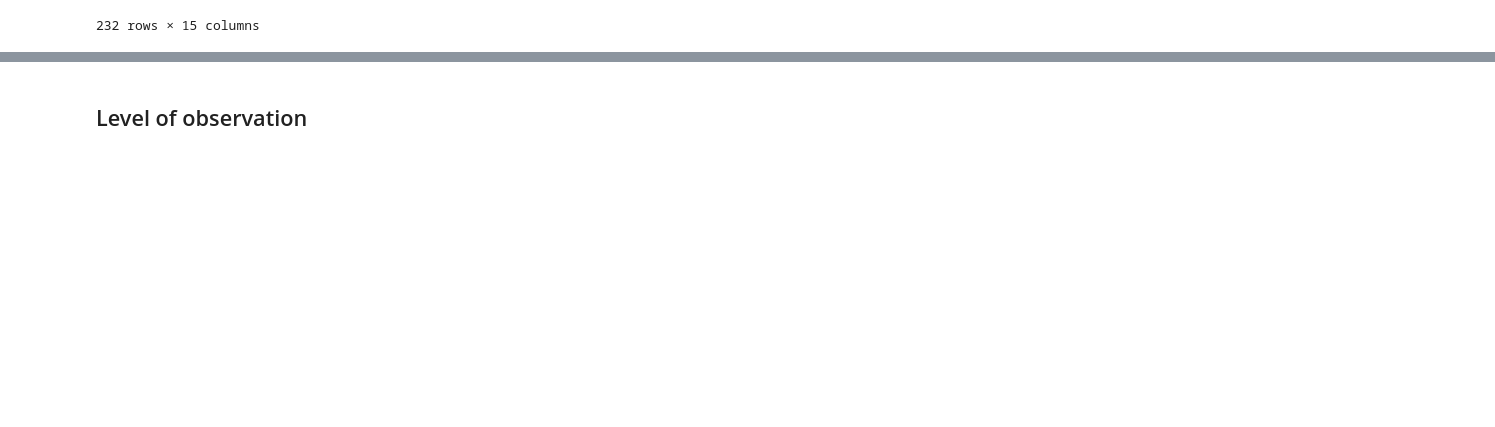
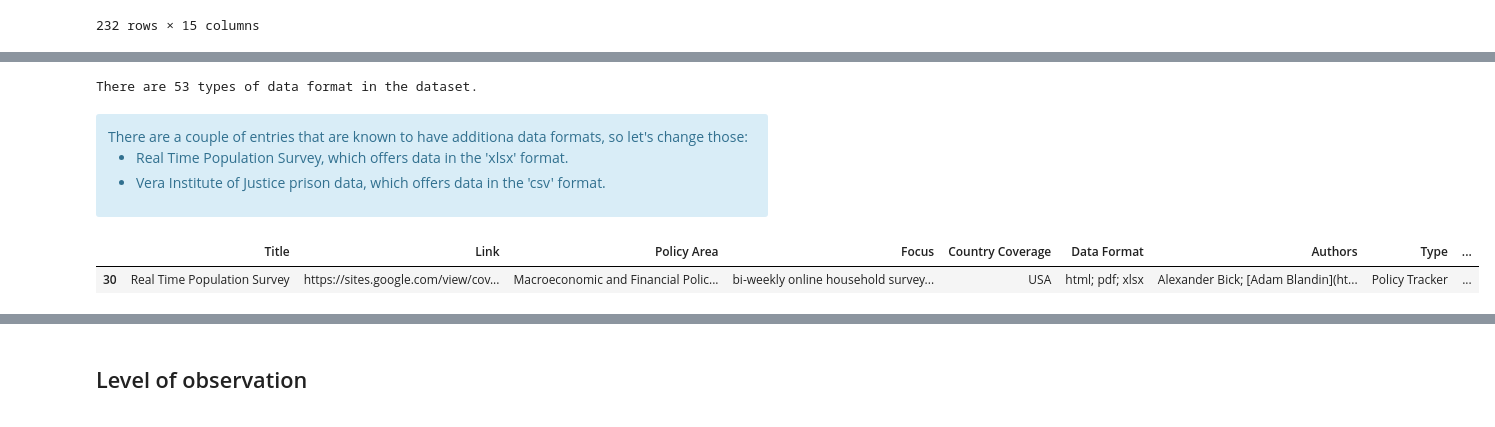
Before and after one commit to LawrenceKay/worldwide_covid_policy, a Jupyter notebook: notebooks/WCPP_data_collection.ipynb, the cells around one changed output, grey strips where cells are left out. Saved outputs shown, nothing was run; the diff lists cells and outputs as text; code cells hidden in the pictures; blank space fills up the shorter version.

```diff
--- a/notebooks/WCPP_data_collection.ipynb
+++ b/notebooks/WCPP_data_collection.ipynb
@@ -388,0 +388,22 @@ There is lots to know about the datasets: policy areas; focus; countries; publis
+# %%
+# Shows the number of unique data format entries
+print(f"There are {len(oxford_supertracker['Data Format'].unique())} types of data format in the dataset.")
+# %% [output]
+There are 53 types of data format in the dataset.
+# %% [markdown]
+<div class="alert-info">
+There are a couple of entries that are known to have additiona data formats, so let's change those:
+<br>
+
+- Real Time Population Survey, which offers data in the 'xlsx' format.
+- Vera Institute of Justice prison data, which offers data in the 'csv' format.
+</div>
+# %%
+# Changes the Real Time Population Survey data format
+oxford_supertracker.loc[oxford_supertracker['Title'] == 'Real Time Population Survey', ['Data Format']] = 'html; pdf; xlsx'
+# %%
+# Checks the change
+oxford_supertracker.loc[oxford_supertracker['Title'] == 'Real Time Population Survey']
+# %% [output]
+|  | Title | Link | Policy Area | Focus | Country Coverage | Data Format | Authors | Type | ... |
+| 30 | Real Time Population Survey | https://sites.google.com/view/cov... | Macroeconomic and Financial Polic... | bi-weekly online household survey... | USA | html; pdf; xlsx | Alexander Bick; [Adam Blandin](ht... | Policy Tracker | ... |
```
Also changed, not shown: parts of 197 cells of this notebook.
